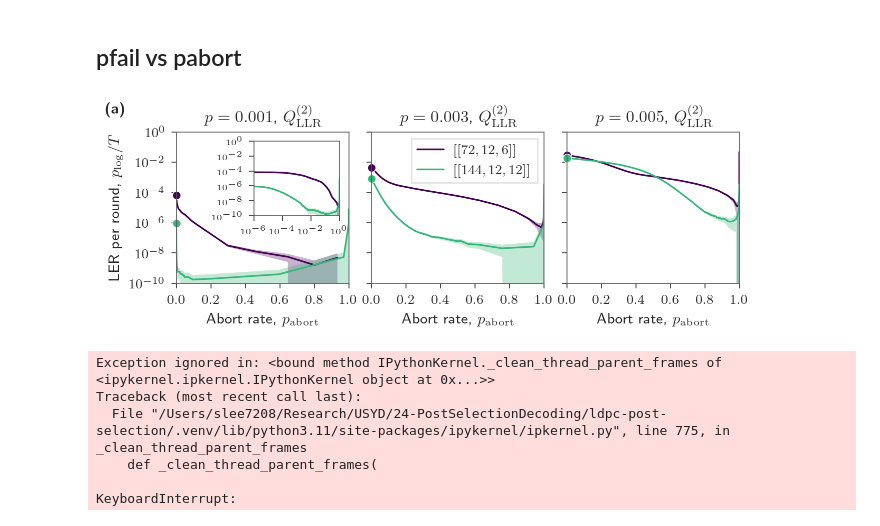
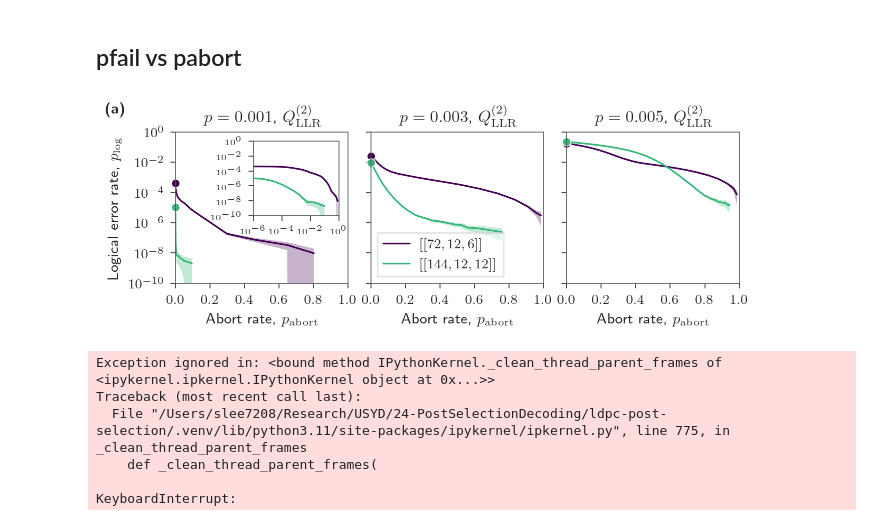
Before and after one commit to seokhyung-lee/ldpc-post-selection, a Jupyter notebook: simulations/analysis/notebooks/bb_code_analysis.ipynb, the cells around one changed output. Cells and saved outputs as stored; diff of their text form; code cells hidden in the pictures.

```diff
--- a/simulations/analysis/notebooks/bb_code_analysis.ipynb
+++ b/simulations/analysis/notebooks/bb_code_analysis.ipynb
@@ -88,23 +91,37 @@ axes = [fig.add_subplot(1, 3, 1)]
 axes.extend([fig.add_subplot(1, 3, i + 1, sharey=axes[0]) for i in range(1, 3)])
 
 p_values = [0.001, 0.003, 0.005]
-
 nlist = [72, 144]
+tol = 1
 
 df_ps = df_ps_dict["cluster_llr_norm_frac_2"]
 
 cmap = plt.get_cmap("viridis")
+
+
+def create_mask(
+    df: pd.DataFrame, value_col: str = "p_fail", error_col: str = "delta_p_fail"
+) -> np.ndarray:
+    upper_bound = df[value_col] + df[error_col]
+    mask = np.ones(len(upper_bound), dtype=bool)
+    # Vectorized approach: find where current value >= previous value
+    non_decreasing = upper_bound.iloc[1:].values >= upper_bound.iloc[:-1].values
+    mask[1:] = ~non_decreasing
+    return mask
+
 
 for i_p, p in enumerate(p_values):
     ax = axes[i_p]
 
     for i_n, n in enumerate(nlist):
         T = {144: 12, 72: 6}[n]
-        df_ps_d = df_ps.loc[(n, T, p)].reset_index()
+        df_ps_d = df_ps.loc[(n, T, p)].reset_index().sort_values("p_abort")
+        df_ps_d = df_ps_d[create_mask(df_ps_d)]
+
         label = f"$[[144, 12, 12]]$" if n == 144 else f"$[[72, 12, 6]]$"
         p_abort = df_ps_d["p_abort"].values
-        p_fail = df_ps_d["p_fail"].values / T
-        delta_p_fail = df_ps_d["delta_p_fail"].values / T
+        p_fail = df_ps_d["p_fail"].values
+        delta_p_fail = df_ps_d["delta_p_fail"].values
         color = cmap(0) if i_n == 0 else cmap(2 / 3)
         error_band_plot(p_abort, p_fail, delta_p_fail, ax=ax, color=color, label=label)
 
@@ -138,10 +155,10 @@ for i_p, p in enumerate(p_values):
     ax.set_title(rf"$p = {p}$, $Q_\mathrm{{LLR}}^{{(2)}}$", fontsize=10)
 
     if i_p == 0:
-        ax.set_ylabel(r"LER per round, $p_\mathrm{log} / T$")
+        ax.set_ylabel(r"Logical error rate, $p_\mathrm{log}$")
 
     if i_p == 1:
-        ax.legend(loc="upper right", fontsize=8)
+        ax.legend(fontsize=8)
 
     if i_p > 0:
         ax.label_outer()
@@ -160,40 +177,42 @@ inset_ax = inset_axes(
 p = p_values[0]
 for i_n, n in enumerate(nlist):
     T = {144: 12, 72: 6}[n]
-    df_ps_d = df_ps.loc[(n, T, p)].reset_index()
+    df_ps_d = df_ps.loc[(n, T, p)].reset_index().sort_values("p_abort")
+    df_ps_d = df_ps_d[create_mask(df_ps_d)]
+
     p_abort = df_ps_d["p_abort"].values
-    p_fail = df_ps_d["p_fail"].values / T
-    delta_p_fail = df_ps_d["delta_p_fail"].values / T
+    p_fail = df_ps_d["p_fail"].values
+    delta_p_fail = df_ps_d["delta_p_fail"].values
     color = cmap(0) if i_n == 0 else cmap(2 / 3)
     error_band_plot(
         p_abort,
         p_fail,
         delta_p_fail,
         color=color,
         ax=inset_ax,
     )
 
 inset_ax.set_xscale("log")
 inset_ax.set_yscale("log")
 inset_ax.set_xlim(1e-6, 1)
 inset_ax.set_xticks([1e-6, 1e-4, 1e-2, 1e0])
 inset_ax.set_ylim(1e-10, 1)
 inset_ax.set_yticks(10.0 ** np.arange(-10, 1, 2))
 inset_ax.tick_params(labelsize=5)
 
 fig.text(
     0,
     1,
     r"\textbf{(a)}",
     in_layout=False,
     transform=fig.transFigure,
     verticalalignment="top",
 )
 
 
 fig.savefig("overleaf_figs/bb_code_plog_vs_pabort.pdf")
 # %% [output]
-[figure, old version]
+[figure, new version]
 # %%
 # def exclude(by):
 #     if "cluster_llr_norm" in by or "cluster_size_norm" in by:
```
Also changed, not shown: parts of 7 cells of this notebook, 24 other files.
